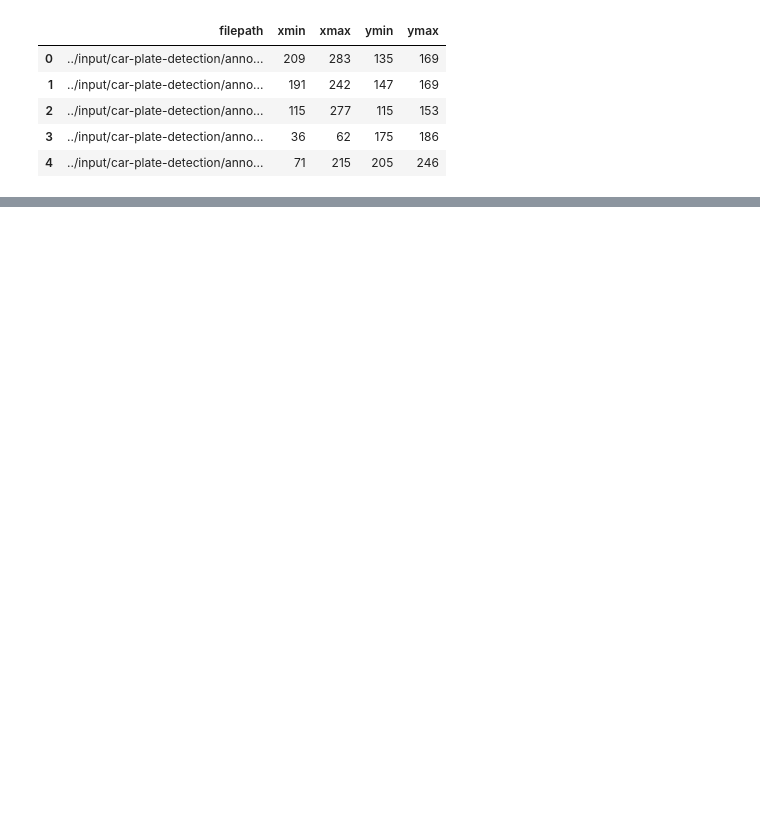
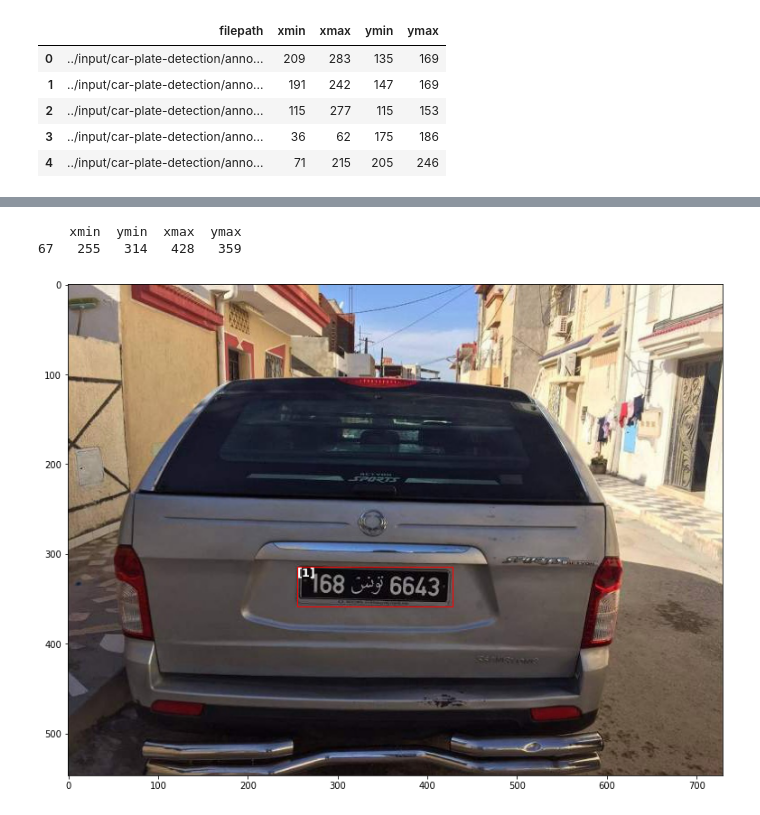
Before and after one commit to koleshjr/Computer-Vision-for-License-Plate-Recognition-, a Jupyter notebook: car-license-plate-detection.ipynb, the cells around one changed output, grey strips where cells are left out. Cells and saved outputs as stored; diff of their text form; code cells hidden in the pictures; blank space fills up the shorter version.

```diff
--- a/car-license-plate-detection.ipynb
+++ b/car-license-plate-detection.ipynb
@@ -102,0 +149,7 @@ df.shape, valid_df.shape
+# %%
+name = df.img_id.unique()[67]
+plot_image(name)
+# %% [output]
+    xmin  ymin  xmax  ymax
+67   255   314   428   359
+[figure, added]
```
Also changed, not shown: parts of 9 cells of this notebook.
